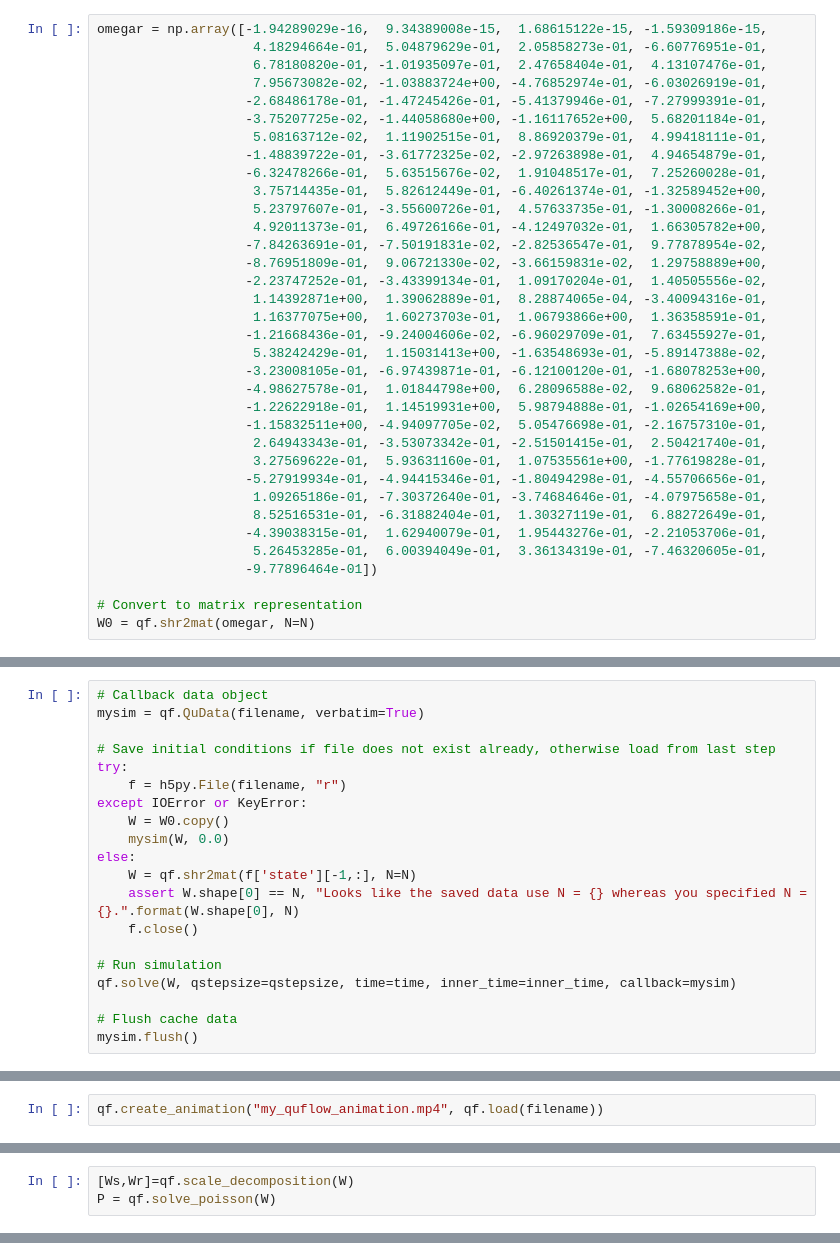
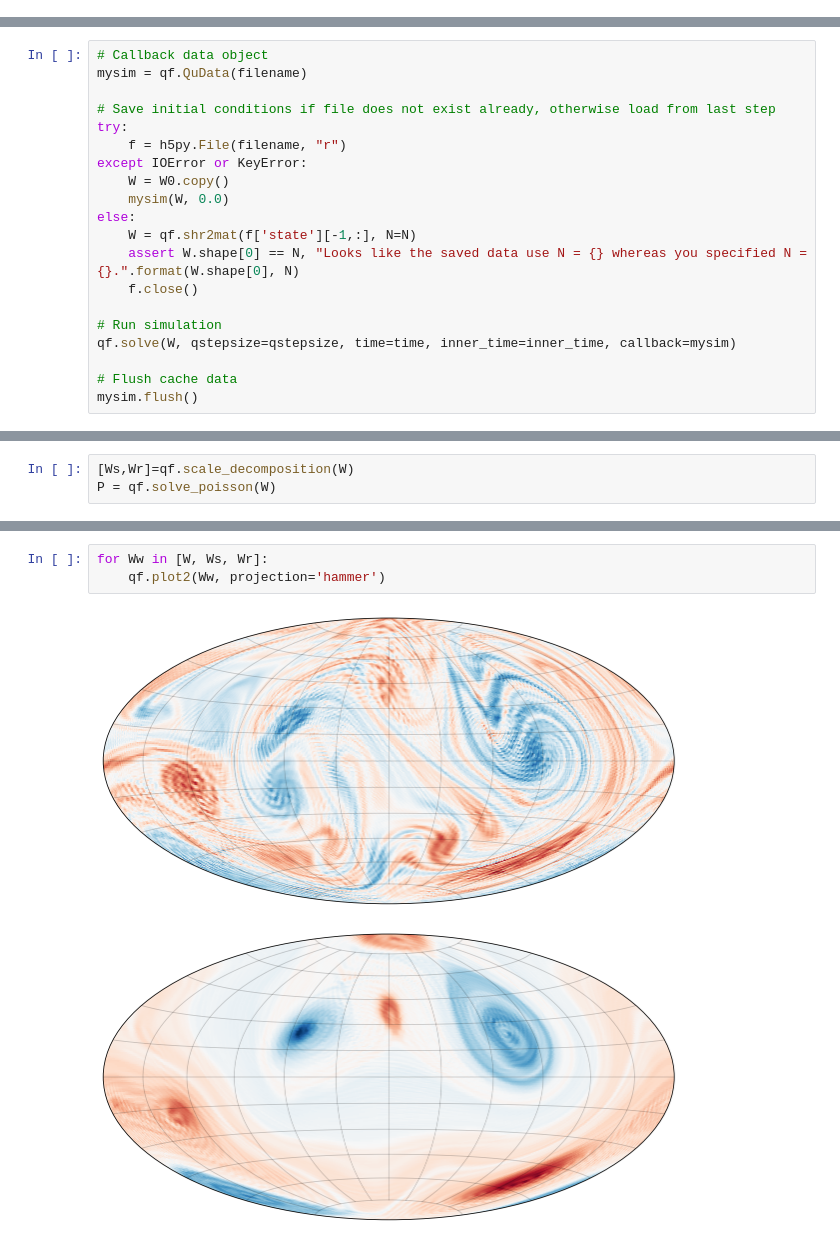
Before and after one commit to klasmodin/quflow, a Jupyter notebook: notebooks/basic-example.ipynb, the cells around one changed output, grey strips where cells are left out. Cells and saved outputs as stored; diff of their text form.

```diff
--- a/notebooks/basic-example.ipynb
+++ b/notebooks/basic-example.ipynb
@@ -34,35 +37,0 @@ N = 128 # Size of matrices
-# %%
-omegar = np.array([-1.94289029e-16,  9.34389008e-15,  1.68615122e-15, -1.59309186e-15,
-                    4.18294664e-01,  5.04879629e-01,  2.05858273e-01, -6.60776951e-01,
-                    6.78180820e-01, -1.01935097e-01,  2.47658404e-01,  4.13107476e-01,
-                    7.95673082e-02, -1.03883724e+00, -4.76852974e-01, -6.03026919e-01,
-                   -2.68486178e-01, -1.47245426e-01, -5.41379946e-01, -7.27999391e-01,
-                   -3.75207725e-02, -1.44058680e+00, -1.16117652e+00,  5.68201184e-01,
-                    5.08163712e-02,  1.11902515e-01,  8.86920379e-01,  4.99418111e-01,
-                   -1.48839722e-01, -3.61772325e-02, -2.97263898e-01,  4.94654879e-01,
-                   -6.32478266e-01,  5.63515676e-02,  1.91048517e-01,  7.25260028e-01,
-                    3.75714435e-01,  5.82612449e-01, -6.40261374e-01, -1.32589452e+00,
-                    5.23797607e-01, -3.55600726e-01,  4.57633735e-01, -1.30008266e-01,
-                    4.92011373e-01,  6.49726166e-01, -4.12497032e-01,  1.66305782e+00,
-                   -7.84263691e-01, -7.50191831e-02, -2.82536547e-01,  9.77878954e-02,
-                   -8.76951809e-01,  9.06721330e-02, -3.66159831e-02,  1.29758889e+00,
-                   -2.23747252e-01, -3.43399134e-01,  1.09170204e-01,  1.40505556e-02,
-                    1.14392871e+00,  1.39062889e-01,  8.28874065e-04, -3.40094316e-01,
-                    1.16377075e+00,  1.60273703e-01,  1.06793866e+00,  1.36358591e-01,
-                   -1.21668436e-01, -9.24004606e-02, -6.96029709e-01,  7.63455927e-01,
-                    5.38242429e-01,  1.15031413e+00, -1.63548693e-01, -5.89147388e-02,
-                   -3.23008105e-01, -6.97439871e-01, -6.12100120e-01, -1.68078253e+00,
-                   -4.98627578e-01,  1.01844798e+00,  6.28096588e-02,  9.68062582e-01,
-                   -1.22622918e-01,  1.14519931e+00,  5.98794888e-01, -1.02654169e+00,
-                   -1.15832511e+00, -4.94097705e-02,  5.05476698e-01, -2.16757310e-01,
-                    2.64943343e-01, -3.53073342e-01, -2.51501415e-01,  2.50421740e-01,
-                    3.27569622e-01,  5.93631160e-01,  1.07535561e+00, -1.77619828e-01,
-                   -5.27919934e-01, -4.94415346e-01, -1.80494298e-01, -4.55706656e-01,
-                    1.09265186e-01, -7.30372640e-01, -3.74684646e-01, -4.07975658e-01,
-                    8.52516531e-01, -6.31882404e-01,  1.30327119e-01,  6.88272649e-01,
-                   -4.39038315e-01,  1.62940079e-01,  1.95443276e-01, -2.21053706e-01,
-                    5.26453285e-01,  6.00394049e-01,  3.36134319e-01, -7.46320605e-01,
-                   -9.77896464e-01])
-
-# Convert to matrix representation
-W0 = qf.shr2mat(omegar, N=N)
@@ -95,6 +49,6 @@ The physical stepsize is 0.0009791516697777345 seconds
 # %%
 # Callback data object
-mysim = qf.QuData(filename, verbatim=True)
+mysim = qf.QuData(filename)
 
 # Save initial conditions if file does not exist already, otherwise load from last step
 try:
@@ -142,4 +76,2 @@ qf.plot(omega, cmap='RdBu')
 # %% [markdown]
 ## Animate the results
-# %%
-qf.create_animation("my_quflow_animation.mp4", qf.load(filename))
@@ -162,0 +89,6 @@ array([[<matplotlib.image.AxesImage object at 0x...>],
+# %%
+for Ww in [W, Ws, Wr]:
+    qf.plot2(Ww, projection='hammer')
+# %% [output]
+[figure, added]
+[figure, added]
```
Also changed, not shown: parts of 14 cells of this notebook.
